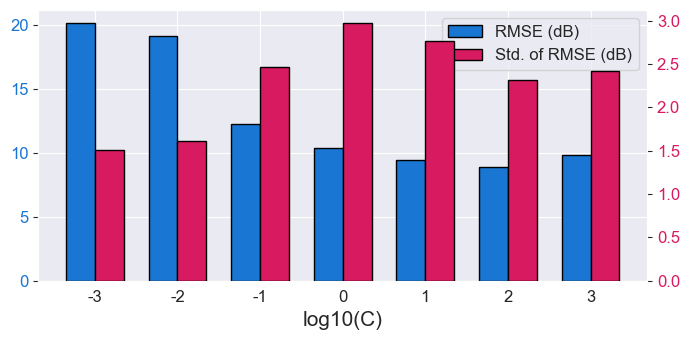
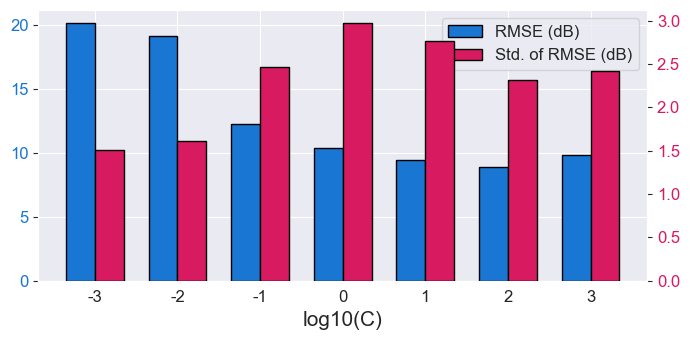
The change to this notebook cell's code, shown as a diff; its figure went from the first image to the second:
--- before
+++ after
@@ -55,5 +55,4 @@
 
 fig.tight_layout()
-plt.savefig('../../Comprehensive ML - Files & Plots etc/SVR_RMSE_STD_vs_log10C.png',
-            dpi=2000, bbox_inches='tight')
+#plt.savefig('../../Comprehensive ML - Files & Plots etc/SVR_RMSE_STD_vs_log10C.png', dpi=2000, bbox_inches='tight')
 plt.show()

Commit: Improved paper CV plots